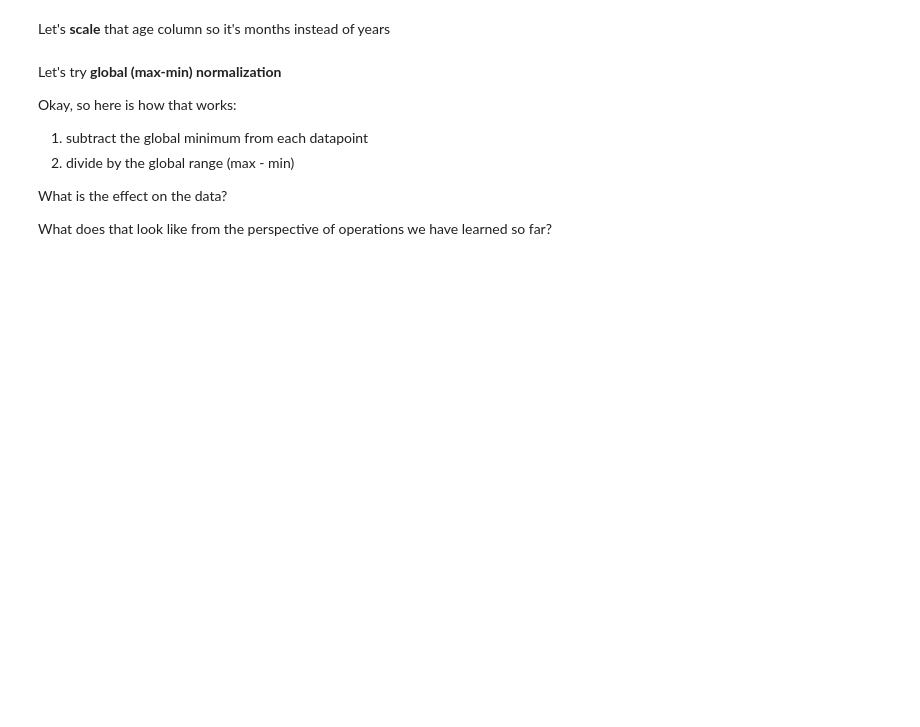
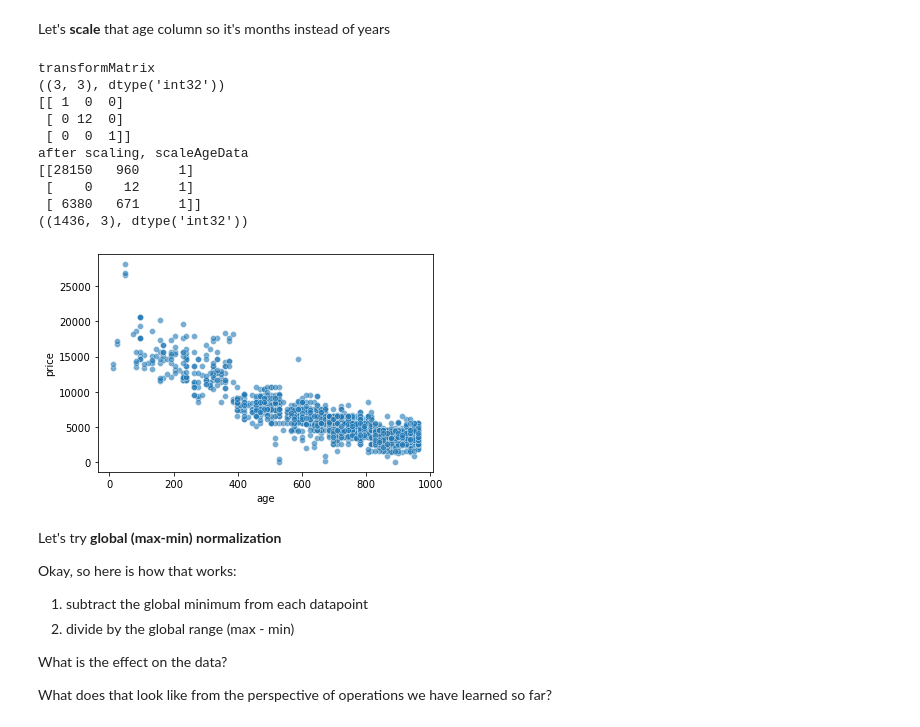
Before and after one commit to ajstent/CS252S22, a Jupyter notebook: CS252S22_Day6.ipynb, the cells around one changed output. Cells and saved outputs as stored; diff of their text form; code cells hidden in the pictures; blank space fills up the shorter version.

```diff
--- a/CS252S22_Day6.ipynb
+++ b/CS252S22_Day6.ipynb
@@ -84,16 +132,29 @@ plot2d(translatePriceData)
 # %% [markdown]
 Let's **scale** that age column so it's months instead of years
 # %%
-scaleTransform =
+scaleTransform = np.eye(3, 3, dtype=int)
+scaleTransform[1, 1] = 12
 print("transformMatrix")
 print(getShapeType(scaleTransform))
 print(scaleTransform)
 
-scaleAgeData =
+scaleAgeData = (scaleTransform@translatePriceData.T).T
 print("after scaling, scaleAgeData")
 print(getSummaryStatistics(scaleAgeData))
 print(getShapeType(scaleAgeData))
 plot2d(scaleAgeData)
+# %% [output]
+transformMatrix
+((3, 3), dtype('int32'))
+[[ 1  0  0]
+ [ 0 12  0]
+ [ 0  0  1]]
+after scaling, scaleAgeData
+[[28150   960     1]
+ [    0    12     1]
+ [ 6380   671     1]]
+((1436, 3), dtype('int32'))
+[figure, added]
 # %% [markdown]
 Let's try **global (max-min) normalization**
 
```
Also changed, not shown: parts of 7 cells of this notebook, 1 other file.
